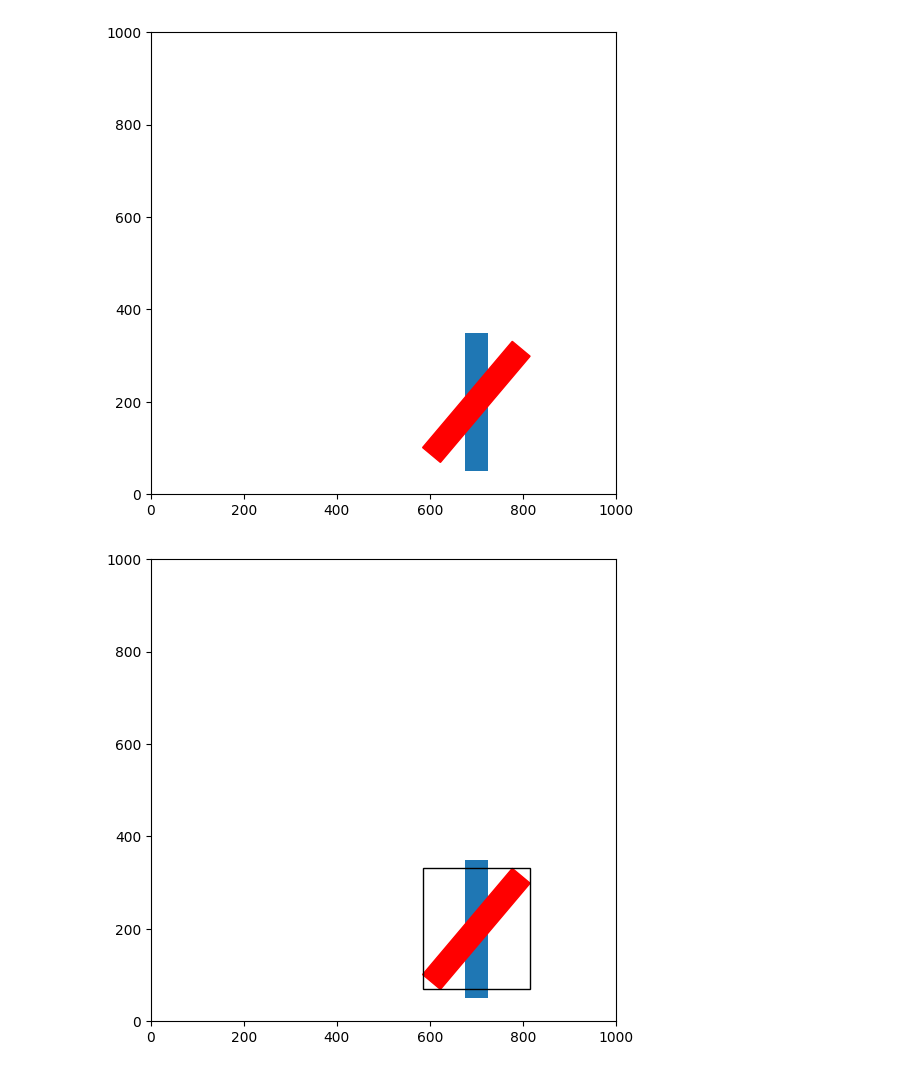
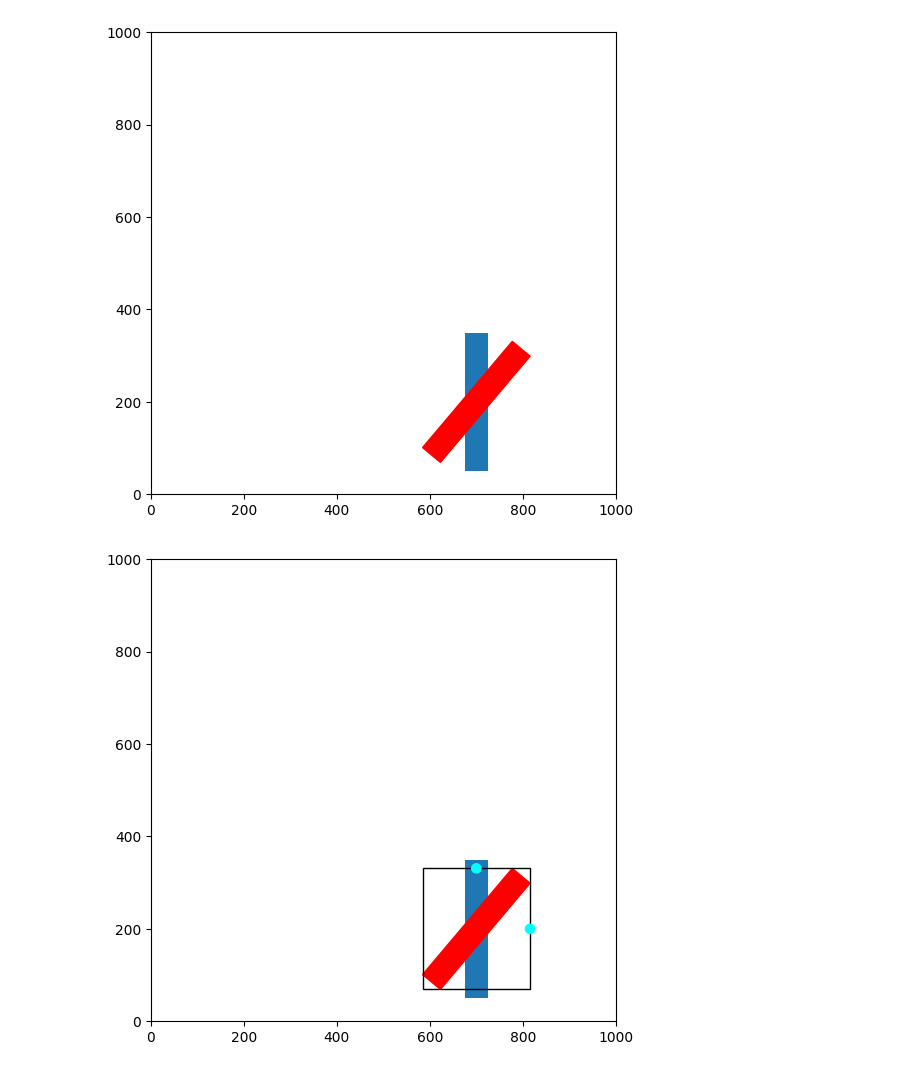
Before and after one commit to jeantirole/Detection_Lab, a Jupyter notebook: 00.Fundamentals/22.Bbox_Offset_Representation.ipynb, the cells around one changed output. Cells and saved outputs as stored; diff of their text form; code cells hidden in the pictures.

```diff
--- a/00.Fundamentals/22.Bbox_Offset_Representation.ipynb
+++ b/00.Fundamentals/22.Bbox_Offset_Representation.ipynb
@@ -134,6 +134,7 @@ plt.show()
 [figure]
 # %%
 #-----
+# get rectangle from rotated box
 
 max_x = np.max(rotated_result[:,0:2][:,0])
 min_x = np.min(rotated_result[:,0:2][:,0])
@@ -145,25 +146,37 @@ new_max_height = max_y - min_y
 
 new_center_x = min_x + 0.5*new_max_width
 new_center_y = min_y + 0.5*new_max_height
+
+
+#----
+mid_point_up  = [new_center_x, new_center_y + 0.5*new_max_height]
+mid_point_right  = [new_center_x + 0.5*new_max_width, new_center_y]
 # %%
 fig, ax = plt.subplots(figsize=(6, 6))
 
 ax.add_patch(
     patches.Polygon(poly_gt))
 
 ax.add_patch(
     patches.Polygon(rotated_result[:,0:2],color='r'))
 
 ax.add_patch(
     patches.Rectangle((new_center_x - 0.5*new_max_width,
                        new_center_y - 0.5*new_max_height),
                       width=new_max_width,
                       height=new_max_height,
-                      fill=False)
+                      fill=False))
+
+ax.add_patch(
+    patches.Circle(mid_point_up,radius=10,color='cyan')
 )
+ax.add_patch(
+    patches.Circle(mid_point_right,radius=10,color='cyan')
+)
+
 
 ax.set_xlim(0,1000)
 ax.set_ylim(0,1000)
 plt.show()
 # %% [output]
-[figure, old version]
+[figure, new version]
```
Also changed, not shown: parts of 1 cell of this notebook.
